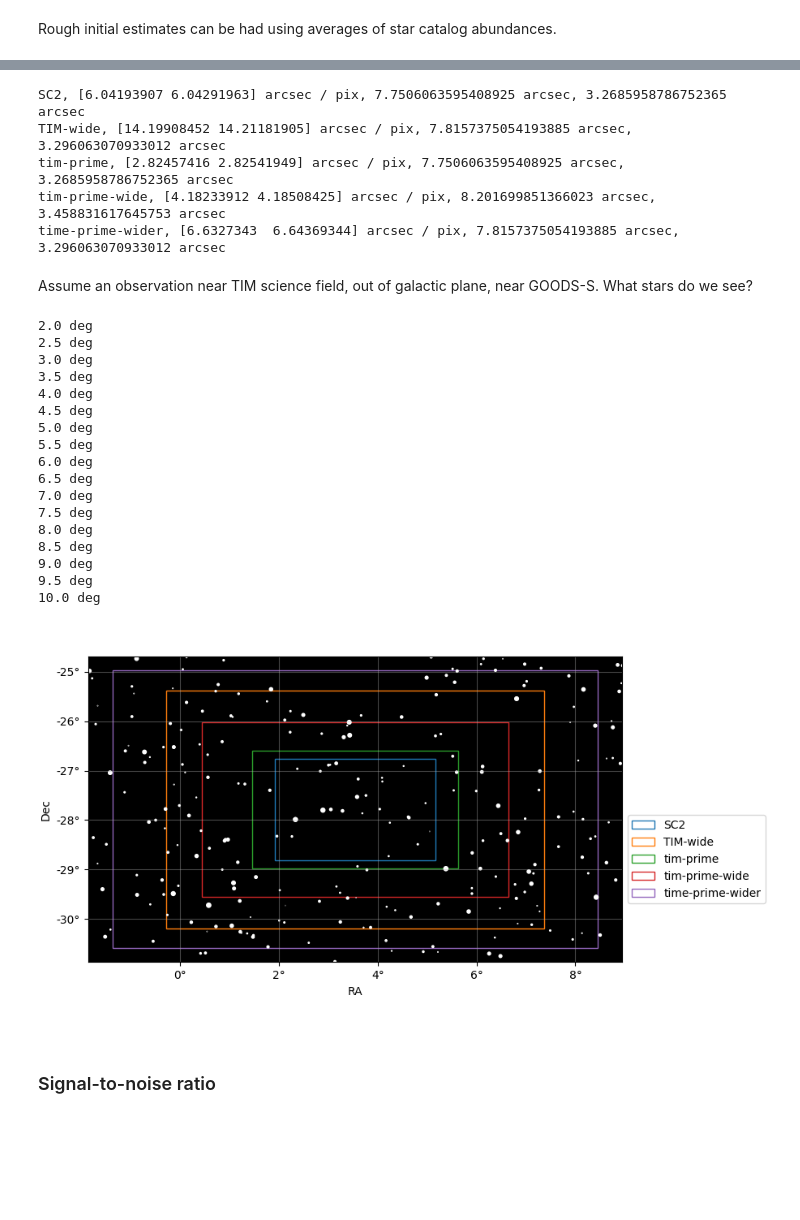
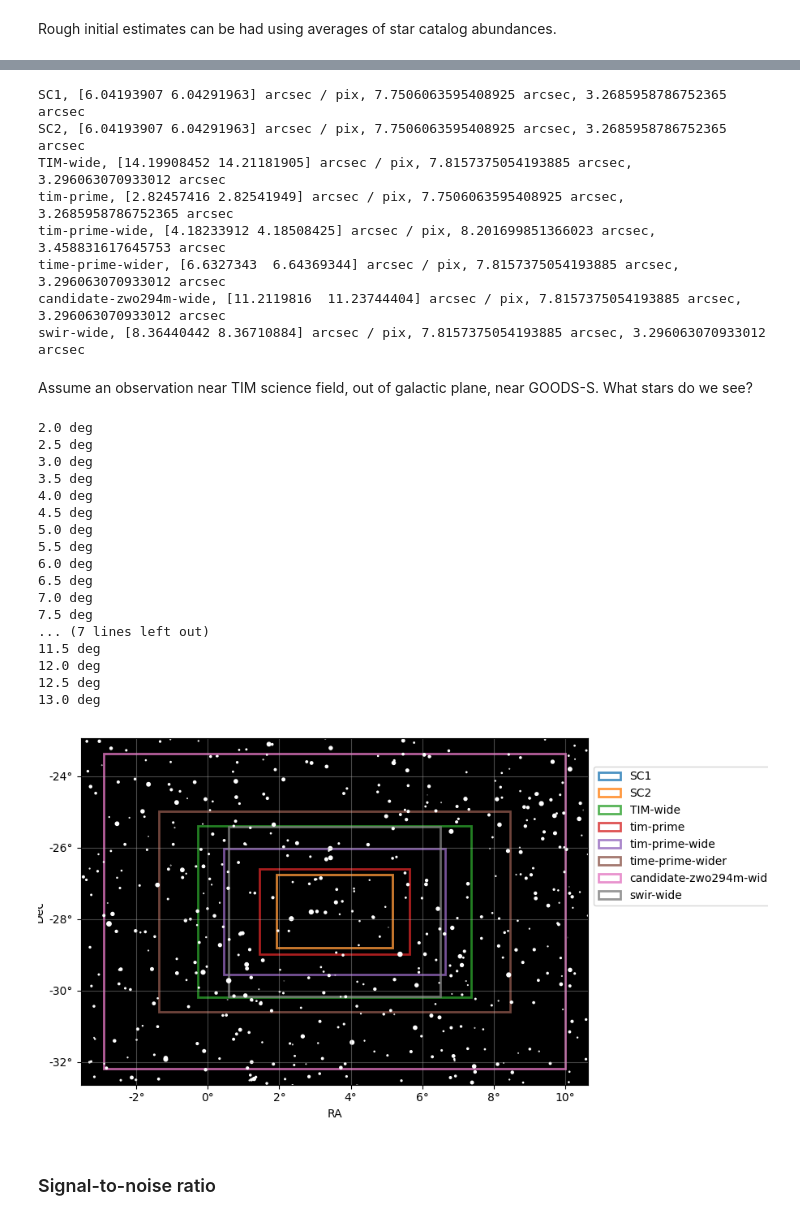
Before and after one commit to evanmayer/starcam-sim, a Jupyter notebook: starcam_trade_study.ipynb, the cells around one changed output, grey strips where cells are left out. Saved outputs shown, nothing was run; the diff lists cells and outputs as text; code cells hidden in the pictures; blank space fills up the shorter version.

Commit message:
add back in asi183mm and swir cameras for trade context

```diff
--- a/starcam_trade_study.ipynb
+++ b/starcam_trade_study.ipynb
@@ -293,8 +293,7 @@ tim_prime_wider = StarCamera(u3_31n0se, canon_85_12, red620, name='time-prime-wi
 
 cam_zwo183m = StarCamera(asi183mm, canon_200_28, red620, name='candidate-zwo183m')
 cam_zwo294m = StarCamera(asi294mm, canon_200_28, red620, name='candidate-zwo294m')
-cam_zwo294m_wide = StarCamera(asi294mm, canon_135_2, red620, name='candidate-zwo294m-wide')
-cam_zwo294m_wide_fast = StarCamera(asi294mm, sigma_135_18, red620, name='candidate-zwo294m-wide-fast')
+cam_zwo294m_wide = StarCamera(asi294mm, canon_85_12, red620, name='candidate-zwo294m-wide')
 cam_qhy294m = StarCamera(qhy294m, canon_200_28, red620, name='candidate-qhy294m')
 cam_qhy5iii585m = StarCamera(qhy5iii585m, canon_200_28, red620, name='candidate-qhy5iii585m')
 cam_qhy5iii585m_wide = StarCamera(qhy5iii585m, canon_135_2, red620, name='candidate-qhy5iii5m-wide')
@@ -306,23 +305,22 @@ cam_swir_wide = StarCamera(triton2_swir, canon_85_12, black850, name='swir-wide'
 cam_swir_ultrawide = StarCamera(triton2_swir, canon_50_12, black850, name='swir-ultrawide')
 
 cams = [
-    # SC1,
+    SC1,
     SC2,
     tim_wide,
     tim_prime,
     tim_prime_wide,
-    tim_prime_wider
+    tim_prime_wider,
     # cam_zwo183m,
     # cam_zwo294m,
-    # cam_zwo294m_wide_fast,
-    # cam_zwo294m_wide,
+    cam_zwo294m_wide,
     # cam_qhy294m,
     # cam_qhy5iii585m,
     # cam_qhy5iii585m_wide,
     # cam_qhy533m,
     # cam_qhy183m,
     # cam_swir,
-    # cam_swir_wide,
+    cam_swir_wide,
     # cam_swir_ultrawide,
     # cam_guide
 ]
@@ -433,17 +437,20 @@ time-prime-wider: [9.81644677 5.61023001] deg -> 55.07252426580622 deg2 -> 27.53
 for cam in cams:
     print(f'{cam.name}, {cam.plate_scale}, {cam.lens.airy_diam(lambd).mean()}, {cam.lens.fwhm(lambd).mean()}')
 # %% [output]
+SC1, [6.04193907 6.04291963] arcsec / pix, 7.7506063595408925 arcsec, 3.2685958786752365 arcsec
 SC2, [6.04193907 6.04291963] arcsec / pix, 7.7506063595408925 arcsec, 3.2685958786752365 arcsec
 TIM-wide, [14.19908452 14.21181905] arcsec / pix, 7.8157375054193885 arcsec, 3.296063070933012 arcsec
 tim-prime, [2.82457416 2.82541949] arcsec / pix, 7.7506063595408925 arcsec, 3.2685958786752365 arcsec
 tim-prime-wide, [4.18233912 4.18508425] arcsec / pix, 8.201699851366023 arcsec, 3.458831617645753 arcsec
 time-prime-wider, [6.6327343  6.64369344] arcsec / pix, 7.8157375054193885 arcsec, 3.296063070933012 arcsec
+candidate-zwo294m-wide, [11.2119816  11.23744404] arcsec / pix, 7.8157375054193885 arcsec, 3.296063070933012 arcsec
+swir-wide, [8.36440442 8.36710884] arcsec / pix, 7.8157375054193885 arcsec, 3.296063070933012 arcsec
 # %% [markdown]
 Assume an observation near TIM science field, out of galactic plane, near GOODS-S. What stars do we see?
 # %%
 region = coord.SkyCoord(ra='3:32:39.55', dec='-27d47m6.40s', unit=(u.deg, u.deg), frame='icrs')
 # region = coord.SkyCoord(ra='4:38:12.7', dec='21d39m05.2s', unit=(u.deg, u.deg), frame='icrs')
-fovs = np.arange(2, 10.5, 0.5) * u.deg
+fovs = np.arange(2, 13.5, 0.5) * u.deg
 xs = []
 hitss = []
 ecdfs = []
@@ -472,47 +479,49 @@ for fov in fovs:
 6.5 deg
 7.0 deg
 7.5 deg
-8.0 deg
-8.5 deg
-9.0 deg
-9.5 deg
-10.0 deg
+... (7 lines left out)
+11.5 deg
+12.0 deg
+12.5 deg
+13.0 deg
 # %%
 fig, ax = plt.subplots(figsize=(9,5))
 ax.set_facecolor('k')
-for i, cam in enumerate([SC2, tim_wide, tim_prime, tim_prime_wide, tim_prime_wider]):
+for i, cam in enumerate(cams):
     rect = Rectangle(
         ((region.ra - cam.fov[0]/2).value, (region.dec-cam.fov[1]/2).value),
         cam.fov[0].value,
         cam.fov[1].value,
         facecolor='none',
         edgecolor=f'C{i}',
+        linewidth=2,
+        alpha=0.8,
         label=cam.name
     )
     ax.add_artist(rect)
 ax.scatter(region.ra, region.dec, color='k', marker='+')
 
-table = get_tycho_stars(region, fov, fov, mag_limit=10, nlimit=1000)
+table = get_tycho_stars(region, fovs[-1], fovs[-1], mag_limit=10, nlimit=1000)
 ra_wrapped = ((table['RAmdeg'] + 180.) % 360.) - 180.
 ax.scatter(
     ra_wrapped,
     table['DEmdeg'],
     # c=table['VTmag'],
     s=15 - 15*(table['VTmag'] - table['VTmag'].min())/ (table['VTmag'].max() - table['VTmag'].min()),
     # cmap='bone_r'
     color='w'
 )
 
 ax.relim()
 ax.autoscale_view()
 ax.set_xlabel('RA')
 ax.set_ylabel('Dec')
 ax.grid(alpha=0.4)
 ax.set_aspect('equal')
 ax.legend(bbox_to_anchor=(1, 0.5))
 fig.tight_layout()
 # %% [output]
-[figure, old version]
+[figure, new version]
 # %%
 # # Update the zero-point fluxes based on the stars in field and filters in use:
 # for cam in cams:
```
Also changed, not shown: parts of 9 cells of this notebook.
